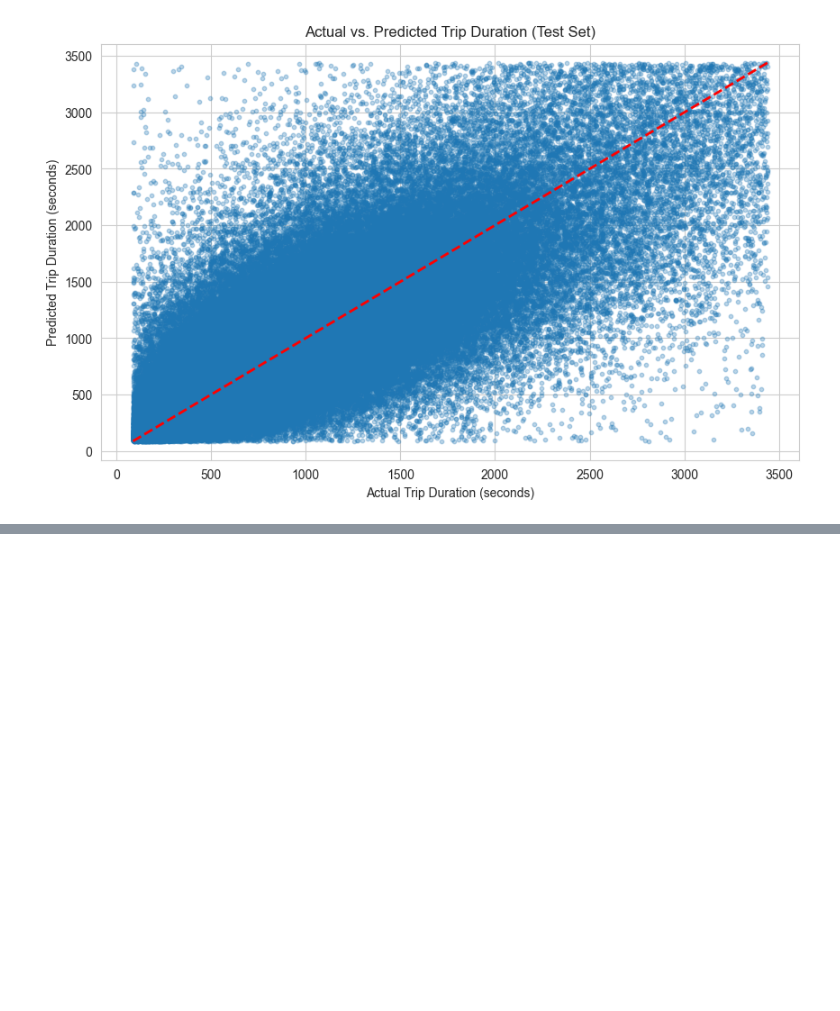
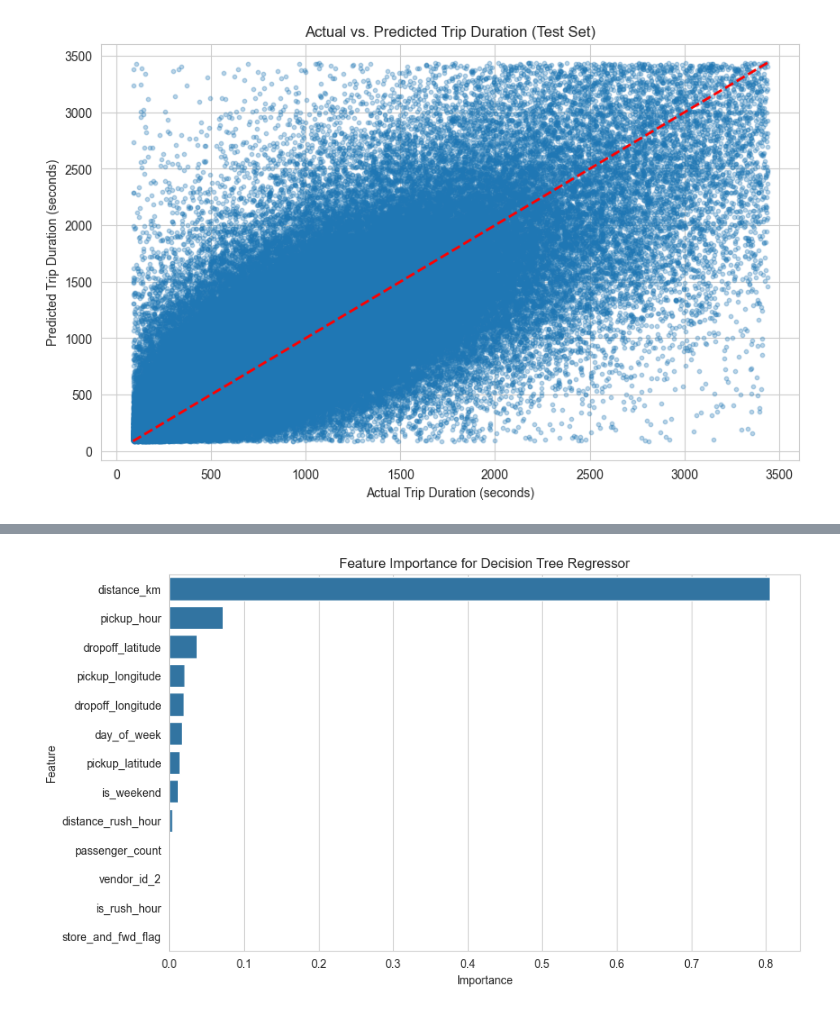
Before and after one commit to GoudyMT/nyc-taxi-trip-duration, a Jupyter notebook: nyc_taxi_decision_tree.ipynb, the cells around one changed output, grey strips where cells are left out. Saved outputs shown, nothing was run; the diff lists cells and outputs as text; code cells hidden in the pictures; blank space fills up the shorter version.

Commit message:
Performed hyperparameter tuning with GridSearchCV and feature importance analysis

```diff
--- a/nyc_taxi_decision_tree.ipynb
+++ b/nyc_taxi_decision_tree.ipynb
@@ -317,0 +351,19 @@ plt.show()
+# %%
+# Get the best model
+best_model = grid_search.best_estimator_
+
+# Make predictions with tuned model
+y_pred_train_tuned = best_model.predict(X_train)
+y_pred_test_tuned = best_model.predict(X_test)
+
+# Evaluate tuned model
+train_rmse_tuned = np.sqrt(mean_squared_error(y_train, y_pred_train_tuned))
+test_rmse_tuned = np.sqrt(mean_squared_error(y_test, y_pred_test_tuned))
+train_r2_tuned = r2_score(y_train, y_pred_train_tuned)
+test_r2_tuned = r2_score(y_test, y_pred_test_tuned)
+
+print("\nTuned Model Performance:")
+print(f"Training RMSE: {train_rmse_tuned:.2f} seconds")
+print(f"Testing RMSE: {test_rmse_tuned:.2f} seconds")
+print(f"Training R²: {train_r2_tuned:.4f}")
+print(f"Testing R²: {test_r2_tuned:.4f}")
@@ -317,0 +378,10 @@ plt.show()
+# %%
+# Get feature importance
+feature_importance = pd.DataFrame({
+    'Feature': X_train.columns,
+    'Importance': best_model.feature_importances_
+}).sort_values(by='Importance', ascending=False)
+
+# Print top 5 features
+print("\nTop 5 Most Important Features:")
+print(feature_importance.head())
@@ -317,0 +396,12 @@ plt.show()
+# %%
+# Plot feature importance
+plt.figure(figsize=(10, 6))
+sns.set_style('whitegrid')
+sns.barplot(x='Importance', y='Feature', data=feature_importance)
+plt.title('Feature Importance for Decision Tree Regressor')
+plt.xlabel('Importance')
+plt.ylabel('Feature')
+plt.savefig('images/feature_importance.png', bbox_inches='tight')
+plt.show()
+# %% [output]
+[figure, added]
```
Also changed, not shown: parts of 7 cells of this notebook, 1 other file.
